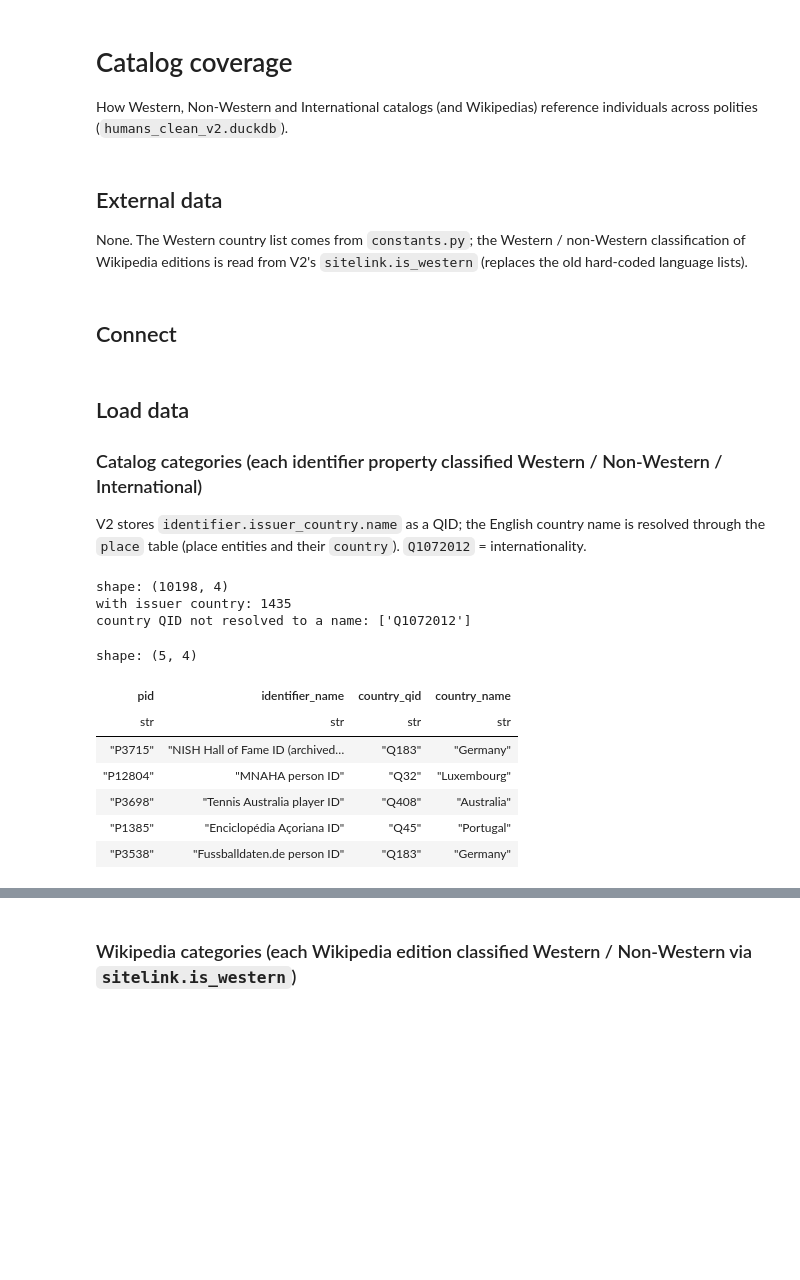
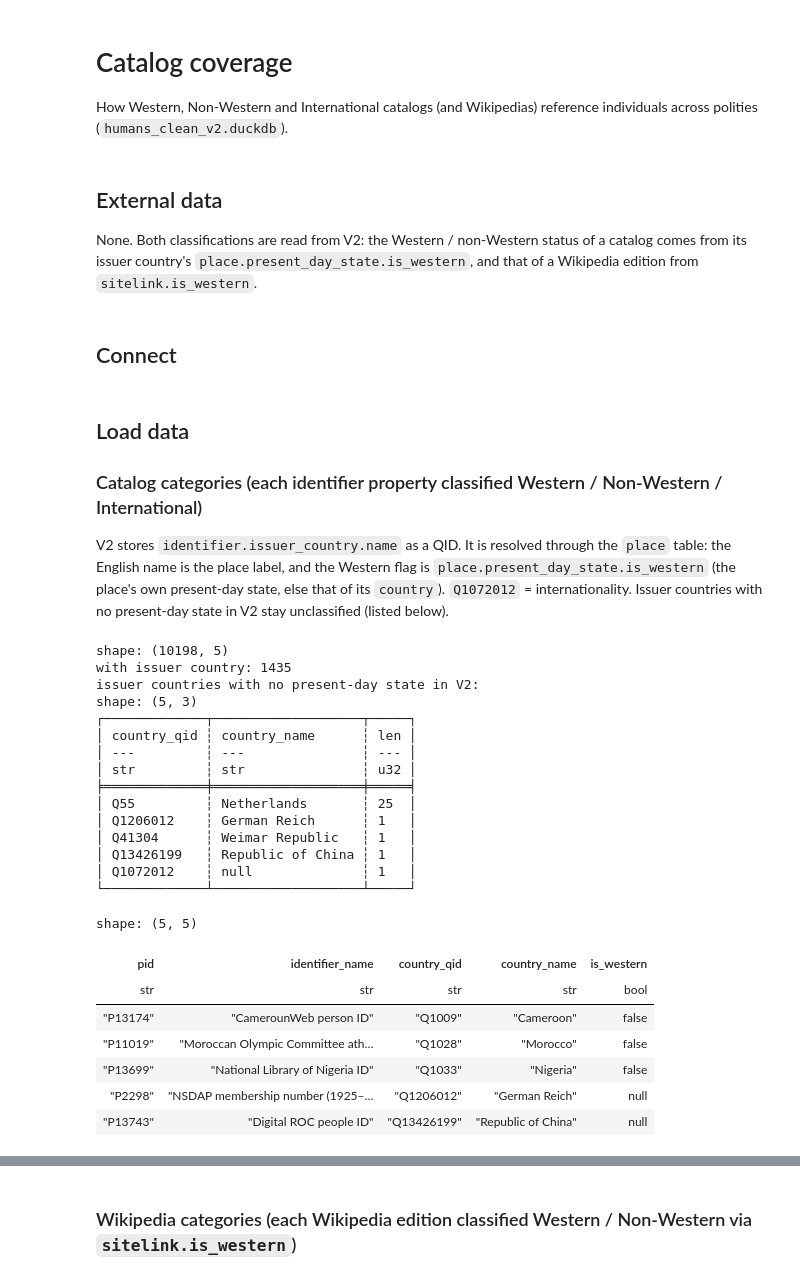
Before and after one commit to charlesdedampierre/cultura_database, a Jupyter notebook: notebooks_new/03_catalogs.ipynb, the cells around one changed output, grey strips where cells are left out. Drawn from its saved outputs; the diff is of its cells as text; code cells hidden in the pictures; blank space fills up the shorter version.

```diff
--- a/notebooks_new/03_catalogs.ipynb
+++ b/notebooks_new/03_catalogs.ipynb
@@ -54,7 +54,7 @@ plt.rcParams.update({
 })
 # %% [markdown]
 ## External data
-None. The Western country list comes from `constants.py`; the Western / non-Western classification of Wikipedia editions is read from V2's `sitelink.is_western` (replaces the old hard-coded language lists).
+None. Both classifications are read from V2: the Western / non-Western status of a catalog comes from its issuer country's `place.present_day_state.is_western`, and that of a Wikipedia edition from `sitelink.is_western`.
 # %% [markdown]
 ## Connect
 # %%
@@ -63,37 +63,50 @@ con.sql("SET memory_limit='3GB'; SET threads=4;")
 # %% [markdown]
 ## Load data
 ### Catalog categories (each identifier property classified Western / Non-Western / International)
-V2 stores `identifier.issuer_country.name` as a QID; the English country name is resolved through the `place` table (place entities and their `country`). `Q1072012` = internationality.
+V2 stores `identifier.issuer_country.name` as a QID. It is resolved through the `place` table: the English name is the place label, and the Western flag is `place.present_day_state.is_western` (the place's own present-day state, else that of its `country`). `Q1072012` = internationality. Issuer countries with no present-day state in V2 stay unclassified (listed below).
 # %%
-identifier_types = con.sql('''
-    WITH country_labels AS (
-        SELECT qid, any_value(label_en) AS country_name
-        FROM (SELECT entity.qid AS qid, entity.label_en AS label_en FROM place
-              UNION ALL SELECT country.qid, country.label_en FROM place)
-        WHERE label_en IS NOT NULL
-        GROUP BY qid
+identifier_properties = con.sql('''
+    WITH place_state AS (
+        SELECT p.entity.qid AS qid, p.entity.label_en AS country_name,
+               CASE WHEN p.present_day_state.name IS NOT NULL THEN p.present_day_state ELSE c.present_day_state END AS state
+        FROM place p
+        LEFT JOIN place c ON c.entity.qid = p.country.qid
     )
     SELECT i.property.pid AS pid, i.property.label_en AS identifier_name,
-           i.issuer_country.name AS country_qid, c.country_name
+           i.issuer_country.name AS country_qid, s.country_name, s.state.is_western AS is_western
     FROM identifier i
-    LEFT JOIN country_labels c ON c.qid = i.issuer_country.name
+    LEFT JOIN place_state s ON s.qid = i.issuer_country.name
 ''').pl()
 
-assert identifier_types['pid'].n_unique() == identifier_types.height
-print('shape:', identifier_types.shape)
-print('with issuer country:', identifier_types['country_qid'].drop_nulls().len())
-print('country QID not resolved to a name:', identifier_types.filter(pl.col('country_qid').is_not_null() & pl.col('country_name').is_null())['country_qid'].unique().to_list())
-identifier_types.drop_nulls('country_qid').head()
+assert identifier_properties['pid'].n_unique() == identifier_properties.height
+print('shape:', identifier_properties.shape)
+print('with issuer country:', identifier_properties['country_qid'].drop_nulls().len())
+unresolved = identifier_properties.filter(pl.col('country_qid').is_not_null() & pl.col('is_western').is_null())
+print('issuer countries with no present-day state in V2:')
+print(unresolved.group_by('country_qid', 'country_name').len().sort('len', descending=True))
+identifier_properties.drop_nulls('country_qid').head()
 # %% [output]
-shape: (10198, 4)
+shape: (10198, 5)
 with issuer country: 1435
-country QID not resolved to a name: ['Q1072012']
+issuer countries with no present-day state in V2:
+shape: (5, 3)
+┌─────────────┬───────────────────┬─────┐
+│ country_qid ┆ country_name      ┆ len │
+│ ---         ┆ ---               ┆ --- │
+│ str         ┆ str               ┆ u32 │
+╞═════════════╪═══════════════════╪═════╡
+│ Q55         ┆ Netherlands       ┆ 25  │
+│ Q1206012    ┆ German Reich      ┆ 1   │
+│ Q41304      ┆ Weimar Republic   ┆ 1   │
+│ Q13426199   ┆ Republic of China ┆ 1   │
+│ Q1072012    ┆ null              ┆ 1   │
+└─────────────┴───────────────────┴─────┘
-shape: (5, 4)
+shape: (5, 5)
-| pid | identifier_name | country_qid | country_name |
-| str | str | str | str |
-| "P3715" | "NISH Hall of Fame ID (archived… | "Q183" | "Germany" |
-| "P12804" | "MNAHA person ID" | "Q32" | "Luxembourg" |
-| "P3698" | "Tennis Australia player ID" | "Q408" | "Australia" |
-| "P1385" | "Enciclopédia Açoriana ID" | "Q45" | "Portugal" |
-| "P3538" | "Fussballdaten.de person ID" | "Q183" | "Germany" |
+| pid | identifier_name | country_qid | country_name | is_western |
+| str | str | str | str | bool |
+| "P13174" | "CamerounWeb person ID" | "Q1009" | "Cameroon" | false |
+| "P11019" | "Moroccan Olympic Committee ath… | "Q1028" | "Morocco" | false |
+| "P13699" | "National Library of Nigeria ID" | "Q1033" | "Nigeria" | false |
+| "P2298" | "NSDAP membership number (1925–… | "Q1206012" | "German Reich" | null |
+| "P13743" | "Digital ROC people ID" | "Q13426199" | "Republic of China" | null |
 # %%
```
Also changed, not shown: parts of 15 cells of this notebook, 11 other files.
